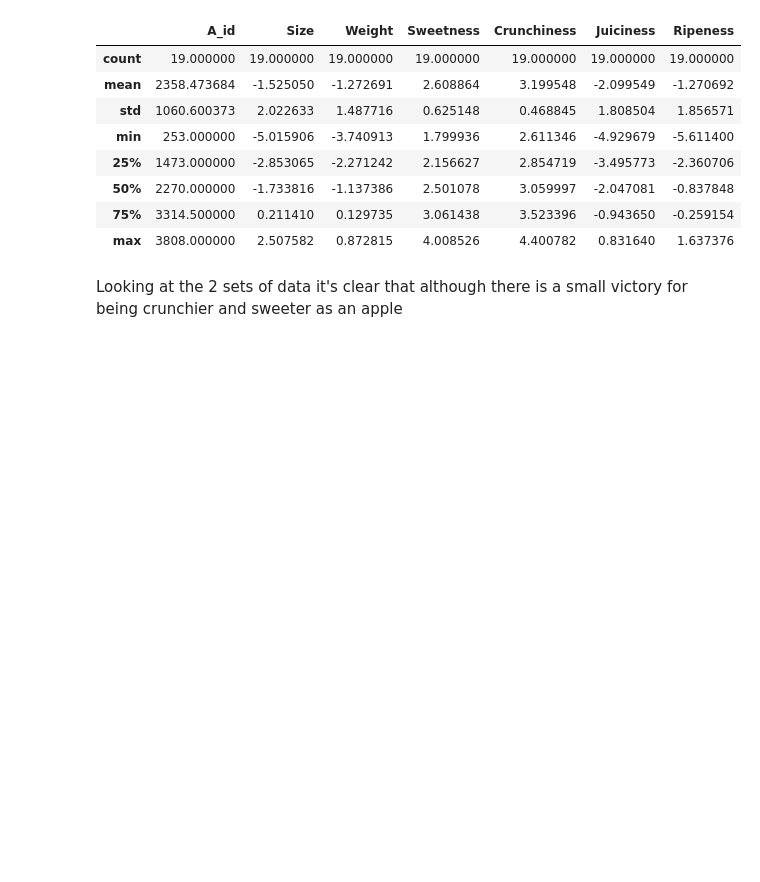
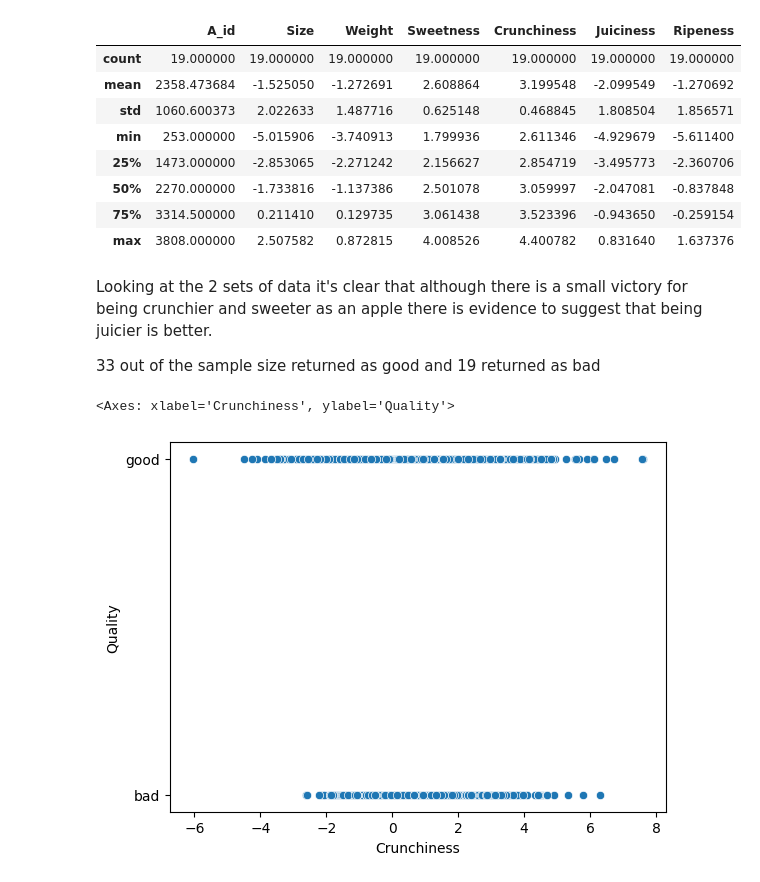
Before and after one commit to Vidado-DD/PythonPresentation, a Jupyter notebook: Apples.ipynb, the cells around one changed output. Drawn from its saved outputs; the diff is of its cells as text; code cells hidden in the pictures; blank space fills up the shorter version.

```diff
--- a/Apples.ipynb
+++ b/Apples.ipynb
@@ -270,4 +272,11 @@ df.query('Quality == "bad" and Crunchiness >= 2.555178 and Sweetness >= 1.769988
 | 75% | 3314.500000 | 0.211410 | 0.129735 | 3.061438 | 3.523396 | -0.943650 | -0.259154 |
 | max | 3808.000000 | 2.507582 | 0.872815 | 4.008526 | 4.400782 | 0.831640 | 1.637376 |
 # %% [markdown]
-<p> Looking at the 2 sets of data it's clear that although there is a small victory for being crunchier and sweeter as an apple
+<p> Looking at the 2 sets of data it's clear that although there is a small victory for being crunchier and sweeter as an apple there is evidence to suggest that being juicier is better. </p>
+
+<p> 33 out of the sample size returned as good and 19 returned as bad </p>
+# %%
+sns.scatterplot(data=df, x="Crunchiness", y="Quality")
+# %% [output]
+<Axes: xlabel='Crunchiness', ylabel='Quality'>
+[figure, added]
```
Also changed, not shown: parts of 6 cells of this notebook.
